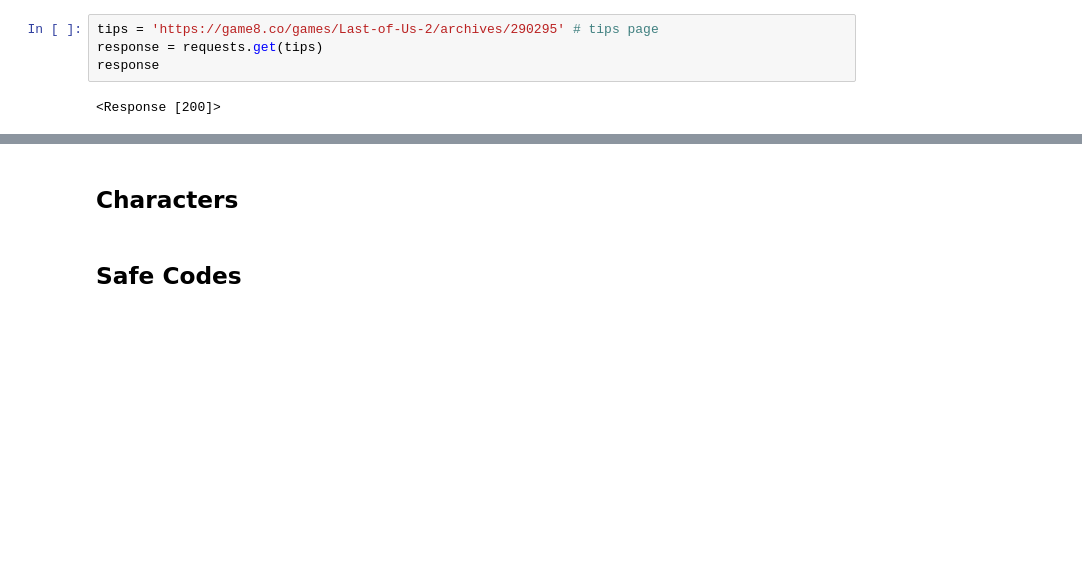
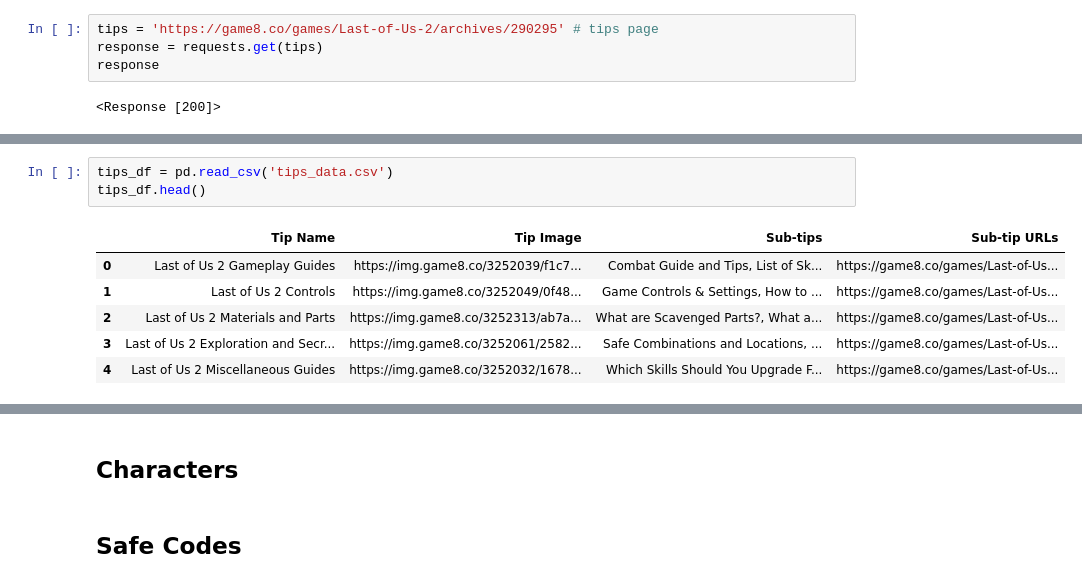
Before and after one commit to Jagroop-Dev/The_Last_Of_Us_Part_II_Chatbot, a Jupyter notebook: Scraper_+_Data/Game_Data_Scraper.ipynb, the cells around one changed output, grey strips where cells are left out. Saved outputs shown, nothing was run; the diff lists cells and outputs as text; blank space fills up the shorter version.

Commit message:
Updated Game_Data_Scraper

```diff
--- a/Scraper_+_Data/Game_Data_Scraper.ipynb
+++ b/Scraper_+_Data/Game_Data_Scraper.ipynb
@@ -246,0 +343,10 @@ response
+# %%
+tips_df = pd.read_csv('tips_data.csv')
+tips_df.head()
+# %% [output]
+|  | Tip Name | Tip Image | Sub-tips | Sub-tip URLs |
+| 0 | Last of Us 2 Gameplay Guides | https://img.game8.co/3252039/f1c7... | Combat Guide and Tips, List of Sk... | https://game8.co/games/Last-of-Us... |
+| 1 | Last of Us 2 Controls | https://img.game8.co/3252049/0f48... | Game Controls & Settings, How to ... | https://game8.co/games/Last-of-Us... |
+| 2 | Last of Us 2 Materials and Parts | https://img.game8.co/3252313/ab7a... | What are Scavenged Parts?, What a... | https://game8.co/games/Last-of-Us... |
+| 3 | Last of Us 2 Exploration and Secr... | https://img.game8.co/3252061/2582... | Safe Combinations and Locations, ... | https://game8.co/games/Last-of-Us... |
+| 4 | Last of Us 2 Miscellaneous Guides | https://img.game8.co/3252032/1678... | Which Skills Should You Upgrade F... | https://game8.co/games/Last-of-Us... |
```
Also changed, not shown: parts of 8 cells of this notebook, 2 other files.
